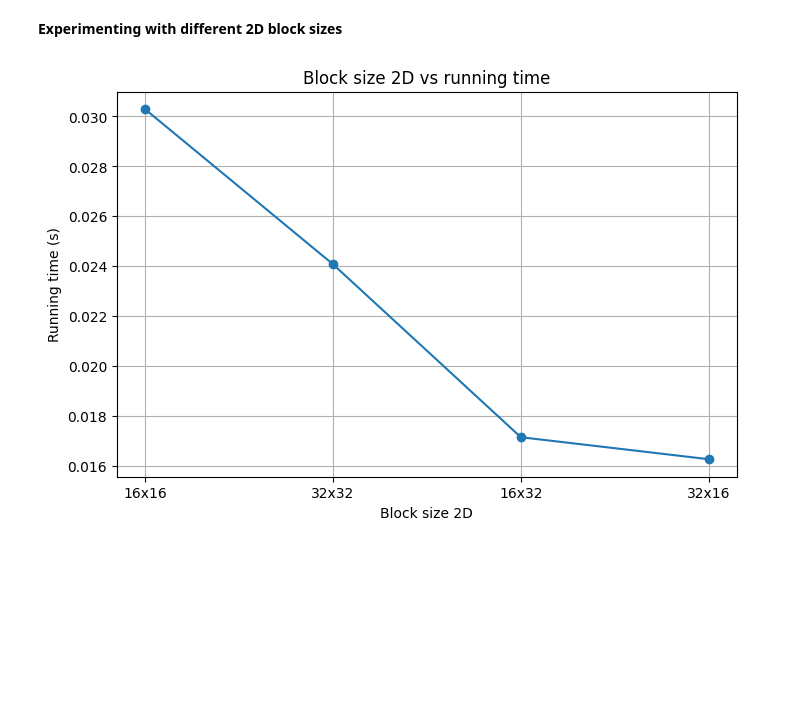
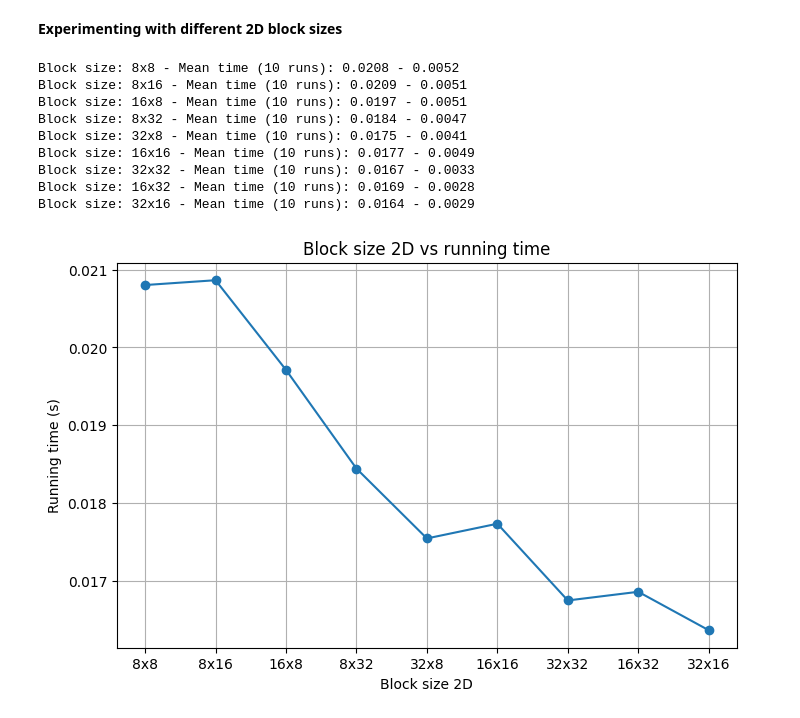
Before and after one commit to dominhquang39/advancedhpc2026, a Jupyter notebook: lab4/lab4.ipynb, the cells around one changed output. Cells and saved outputs as stored; diff of their text form; code cells hidden in the pictures; blank space fills up the shorter version.

```diff
--- a/lab4/lab4.ipynb
+++ b/lab4/lab4.ipynb
@@ -139,23 +139,44 @@ GPU time with 2D block size = (32, 32): 0.0200s ± 0.0043s (mean of 10 runs)
 # %% [markdown]
 **Experimenting with different 2D block sizes**
 # %%
-BLOCK_SIZE_2D = [(16, 16), (32, 32), (16, 32), (32, 16)]
-running_times = []
+BLOCK_SIZE_2D = [(8,8), (8, 16), (16,8), (8, 32), (32, 8), (16, 16), (32, 32), (16, 32), (32, 16)]
+means, stds = [], []
+N_RUNS = 10
 
 for blockSize in BLOCK_SIZE_2D:
-  start = time.time()
-  host_gray_gpu = grayscale_gpu(img, blockSize)
-  running_times.append(time.time() - start)
+
+  grayscale_gpu_2d(img, blockSize)
+
+  running_times = []
+  for _ in range(N_RUNS):
+    start = time.time()
+    host_gray_gpu = grayscale_gpu_2d(img, blockSize)
+    running_times.append(time.time() - start)
+
+  means.append(np.mean(running_times))
+  stds.append(np.std(running_times))
 
 labels = [f"{x}x{y}" for x, y in BLOCK_SIZE_2D]
 
+for label, m, s in zip(labels, means, stds):
+    print(f"Block size: {label} - Mean time ({N_RUNS} runs): {m:.4f} - {s:.4f}")
+
 plt.figure(figsize=(8, 5))
-plt.plot(labels, running_times, marker="o")
+plt.plot(labels, means, marker="o")
 plt.xlabel("Block size 2D")
 plt.ylabel("Running time (s)")
 plt.title("Block size 2D vs running time")
 plt.grid(True)
 plt.savefig("blocksize_vs_time_2d.png", dpi=150, bbox_inches="tight")
 plt.show()
 # %% [output]
+Block size: 8x8 - Mean time (10 runs): 0.0208 - 0.0052
+Block size: 8x16 - Mean time (10 runs): 0.0209 - 0.0051
+Block size: 16x8 - Mean time (10 runs): 0.0197 - 0.0051
+Block size: 8x32 - Mean time (10 runs): 0.0184 - 0.0047
+Block size: 32x8 - Mean time (10 runs): 0.0175 - 0.0041
+Block size: 16x16 - Mean time (10 runs): 0.0177 - 0.0049
+Block size: 32x32 - Mean time (10 runs): 0.0167 - 0.0033
+Block size: 16x32 - Mean time (10 runs): 0.0169 - 0.0028
+Block size: 32x16 - Mean time (10 runs): 0.0164 - 0.0029
-[figure, old version]
+[figure, new version]
```
Also changed, not shown: parts of 1 cell of this notebook, 2 other files.
